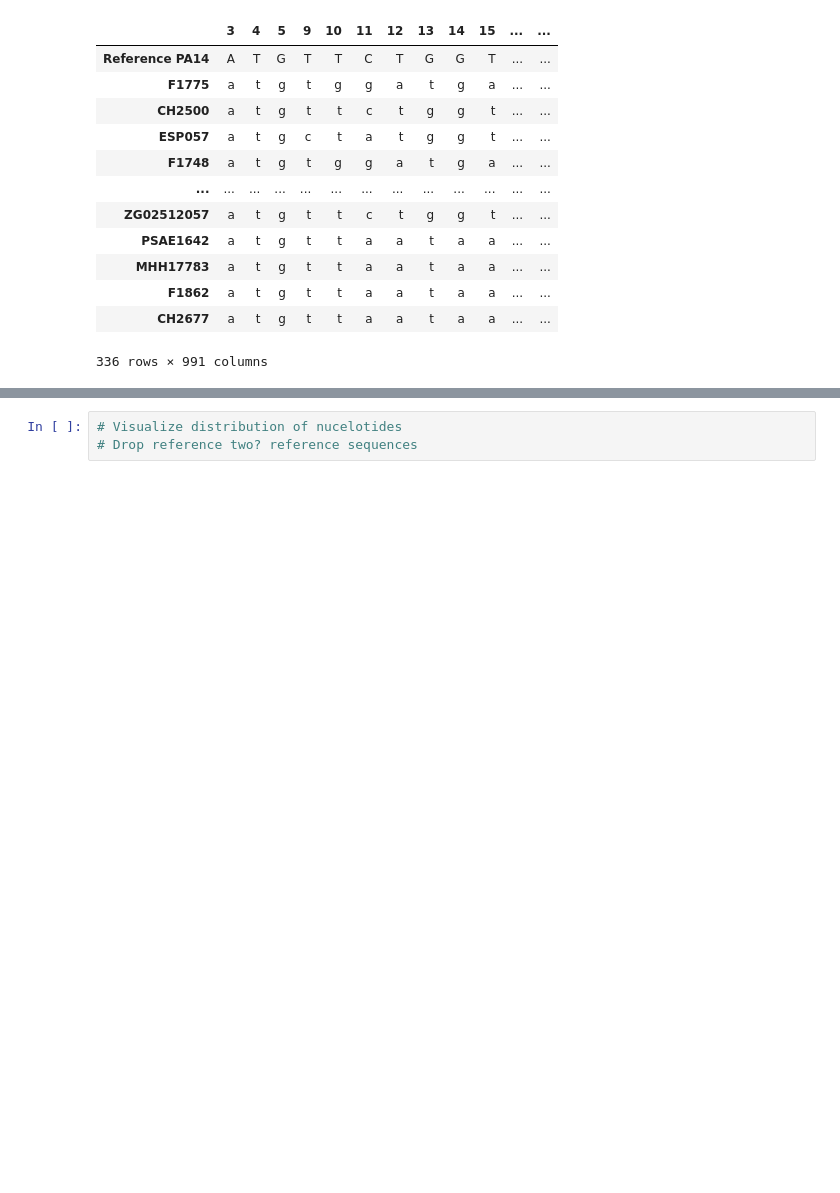
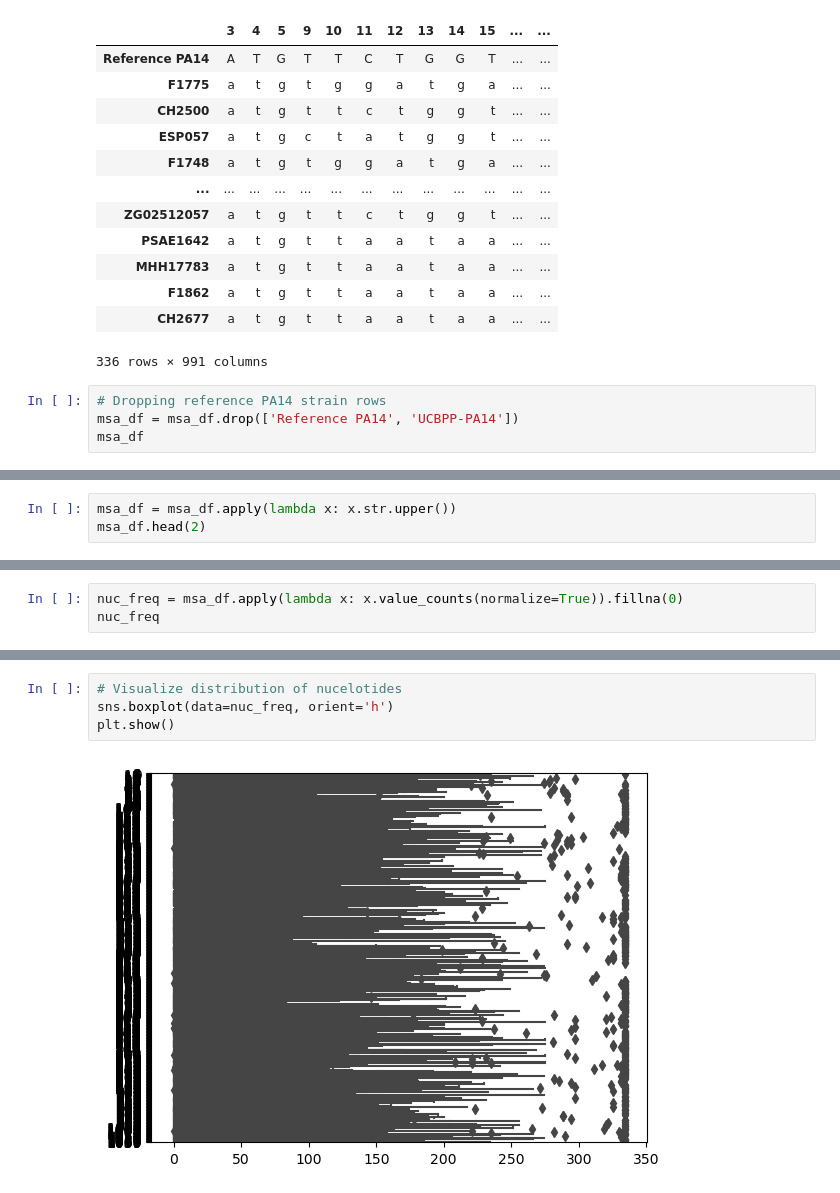
Before and after one commit to grahamgreene88/408-Research-Project, a Jupyter notebook: Antibiotic Resistance Prediction Notebook.ipynb, the cells around one changed output, grey strips where cells are left out. Cells and saved outputs as stored; diff of their text form; blank space fills up the shorter version.

```diff
--- a/Antibiotic Resistance Prediction Notebook.ipynb
+++ b/Antibiotic Resistance Prediction Notebook.ipynb
@@ -201,3 +201,7 @@ msa_df
 | F1862 | a | t | g | t | t | a | a | t | a | a | ... | ... |
 | CH2677 | a | t | g | t | t | a | a | t | a | a | ... | ... |
 336 rows × 991 columns
+# %%
+# Dropping reference PA14 strain rows
+msa_df = msa_df.drop(['Reference PA14', 'UCBPP-PA14'])
+msa_df
@@ -203,0 +222,3 @@ msa_df
+# %%
+msa_df = msa_df.apply(lambda x: x.str.upper())
+msa_df.head(2)
@@ -203,0 +266,3 @@ msa_df
+# %%
+nuc_freq = msa_df.apply(lambda x: x.value_counts(normalize=True)).fillna(0)
+nuc_freq
@@ -204,3 +288,6 @@ msa_df
 # %%
 # Visualize distribution of nucelotides
-# Drop reference two? reference sequences
+sns.boxplot(data=nuc_freq, orient='h')
+plt.show()
+# %% [output]
+[figure, added]
```
Also changed, not shown: parts of 9 cells of this notebook.
